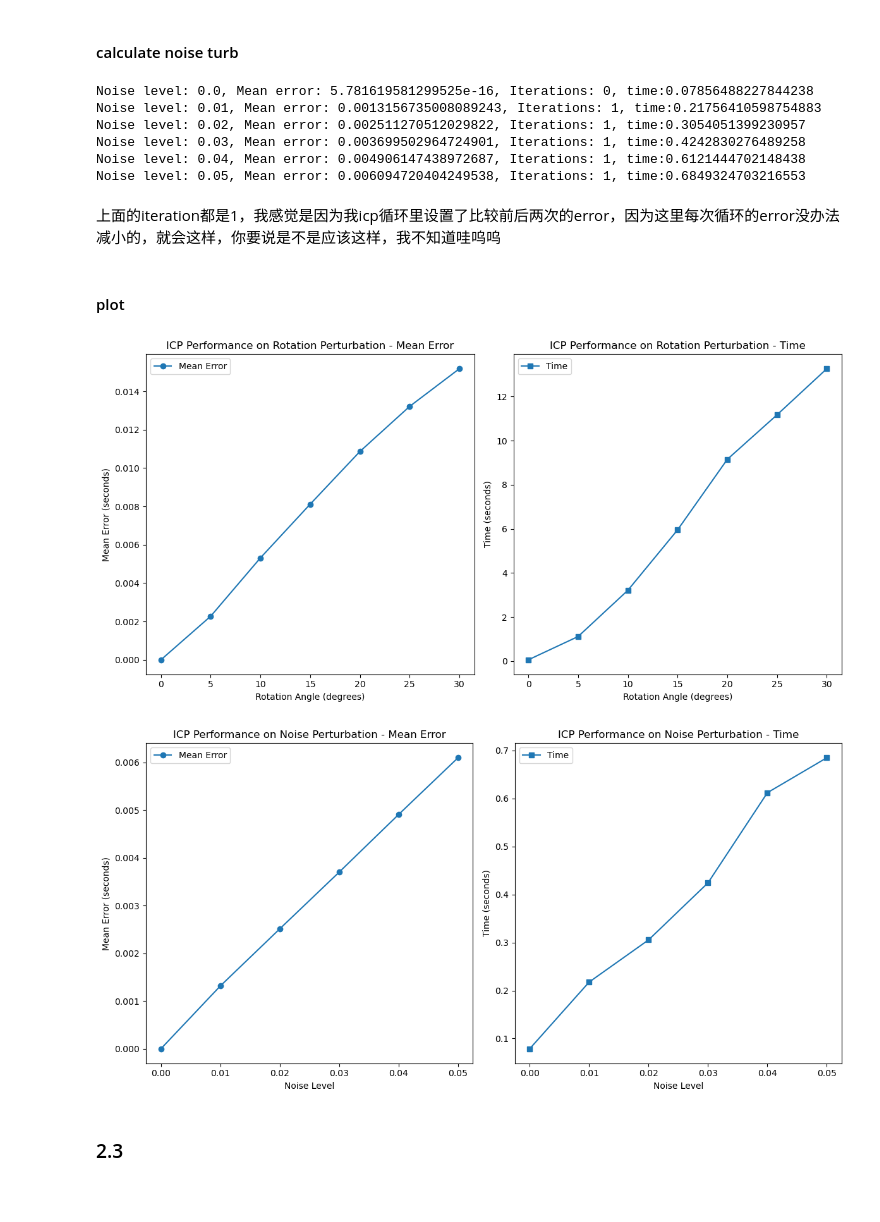
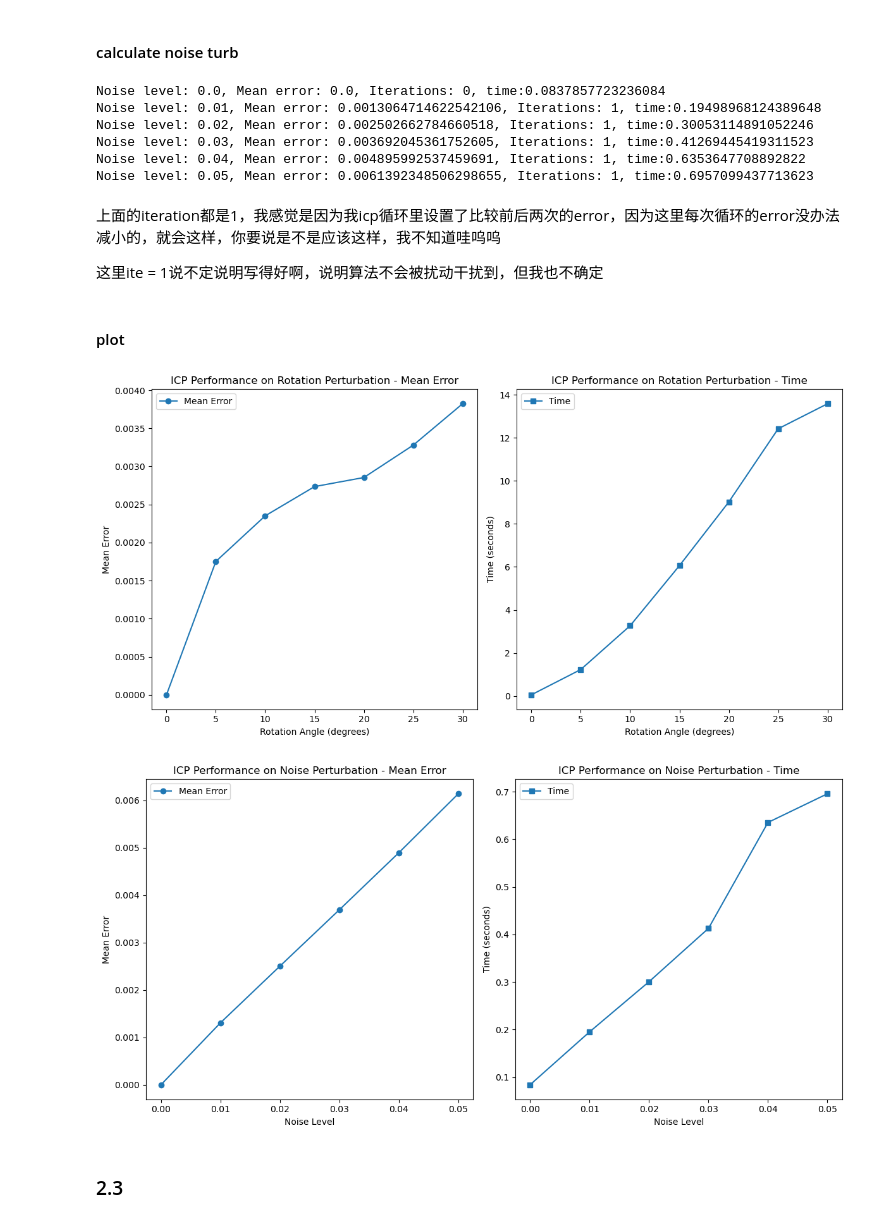
Before and after one commit to derkder/CGVI_CourseWork, a Jupyter notebook: Term2/3dGeo/CW/CW1/Halfedge-v3-soloution.ipynb, the cells around one changed output. Cells and saved outputs as stored; diff of their text form; code cells hidden in the pictures; blank space fills up the shorter version.

```diff
--- a/Term2/3dGeo/CW/CW1/Halfedge-v3-soloution.ipynb
+++ b/Term2/3dGeo/CW/CW1/Halfedge-v3-soloution.ipynb
@@ -436,11 +436,11 @@ def icp(src_cp, dst_cp, max_iterations=100, tolerance=1e-4, close_proximity_thre
 
     T = best_fit_transform(src_cp, src, weights=weights)
     total_time = time.time() - start_time
-    return T[0], T[1], i, total_time
+    return T[0], T[1], i, total_time, mean_error
 
 
 # 这里不对模型做任何改动，只是求变换
-R, t, iterations, time_total = icp(points_B, points_A)
+R, t, iterations, time_total, mean_error = icp(points_B, points_A)
 # 应用ICP变换到第二个网格
 mesh2.transform(np.vstack((np.hstack((R, t)), [0, 0, 0, 1])))
 
@@ -525,7 +525,7 @@ def evaluate_rotation(mesh, angles):
         points =  np.asarray(mesh.vertices)
 
         # 使用ICP算法对齐
-        R, t, iterations, total_time = icp(rotated_points, points)
+        R, t, iterations, total_time, mean_error = icp(rotated_points, points)
         rotated_mesh.transform(np.vstack((np.hstack((R, t)), [0, 0, 0, 1])))
         visualize_iteration(np.asarray(rotated_mesh.vertices), np.asarray(mesh.vertices))
 
@@ -533,8 +533,6 @@ def evaluate_rotation(mesh, angles):
         # combined_mesh = rotated_mesh + mesh  # 合并网格
         # o3d.io.write_triangle_mesh(aligned_mesh_path, combined_mesh)  # 保存合并后的网格
 
-        # 评估对齐准确性
-        mean_error = calculate_mean_error(rotated_mesh, mesh, R, t)
         print(f"Angle: {angle} degrees, Mean error: {mean_error}, Iterations: {iterations}, time:{total_time}")
         rotation_results.append((angle, mean_error, iterations, total_time))
 
@@ -588,7 +586,7 @@ def evaluate_noise(mesh, noise_levels):
         visualize_iteration(np.asarray(noisy_mesh.vertices), np.asarray(mesh.vertices))
 
         # 使用ICP算法对齐
-        R, t, iterations, total_time = icp(noisy_points, points)
+        R, t, iterations, total_time, mean_error = icp(noisy_points, points)
         noisy_mesh.transform(np.vstack((np.hstack((R, t)), [0, 0, 0, 1])))
 
         # 可视化点
@@ -596,8 +594,6 @@ def evaluate_noise(mesh, noise_levels):
         # 可视化mesh
         o3d.visualization.draw_geometries([noisy_mesh, mesh])
 
-        # 评估对齐准确性
-        mean_error = calculate_mean_error(noisy_mesh, mesh, R, t)
         print(f"Noise level: {noise_level}, Mean error: {mean_error}, Iterations: {iterations}, time:{total_time}")
         noise_results.append((noise_level, mean_error, iterations, total_time))
     return noise_results
@@ -609,14 +605,16 @@ noise_levels = [0.0, 0.01, 0.02, 0.03, 0.04, 0.05]
 # 调用评估函数
 noise_data = evaluate_noise(mesh1, noise_levels)
 # %% [output]
-Noise level: 0.0, Mean error: 5.781619581299525e-16, Iterations: 0, time:0.07856488227844238
-Noise level: 0.01, Mean error: 0.0013156735008089243, Iterations: 1, time:0.21756410598754883
-Noise level: 0.02, Mean error: 0.002511270512029822, Iterations: 1, time:0.3054051399230957
-Noise level: 0.03, Mean error: 0.003699502964724901, Iterations: 1, time:0.4242830276489258
-Noise level: 0.04, Mean error: 0.004906147438972687, Iterations: 1, time:0.6121444702148438
-Noise level: 0.05, Mean error: 0.006094720404249538, Iterations: 1, time:0.6849324703216553
+Noise level: 0.0, Mean error: 0.0, Iterations: 0, time:0.0837857723236084
+Noise level: 0.01, Mean error: 0.0013064714622542106, Iterations: 1, time:0.19498968124389648
+Noise level: 0.02, Mean error: 0.002502662784660518, Iterations: 1, time:0.30053114891052246
+Noise level: 0.03, Mean error: 0.003692045361752605, Iterations: 1, time:0.41269445419311523
+Noise level: 0.04, Mean error: 0.004895992537459691, Iterations: 1, time:0.6353647708892822
+Noise level: 0.05, Mean error: 0.0061392348506298655, Iterations: 1, time:0.6957099437713623
 # %% [markdown]
 上面的iteration都是1，我感觉是因为我icp循环里设置了比较前后两次的error，因为这里每次循环的error没办法减小的，就会这样，你要说是不是应该这样，我不知道哇呜呜
+
+这里ite = 1说不定说明写得好啊，说明算法不会被扰动干扰到，但我也不确定
 # %% [markdown]
 #### plot
 # %%
@@ -630,41 +628,41 @@ plt.figure(figsize=(12, 6))
 plt.subplot(1, 2, 1)
 plt.plot(angles_evaluated, mean_errors_rotation, 'o-', label='Mean Error')
 plt.xlabel('Rotation Angle (degrees)')
-plt.ylabel('Mean Error (seconds)')
+plt.ylabel('Mean Error')
 plt.title('ICP Performance on Rotation Perturbation - Mean Error')
 plt.legend()
 
 plt.subplot(1, 2, 2)
 plt.plot(angles_evaluated, times_rotation, 's-', label='Time')
 plt.xlabel('Rotation Angle (degrees)')
 plt.ylabel('Time (seconds)')
 plt.title('ICP Performance on Rotation Perturbation - Time')
 plt.legend()
 
 plt.tight_layout()
 plt.show()
 
 # 绘制噪声扰动结果
 plt.figure(figsize=(12, 6))
 
 plt.subplot(1, 2, 1)
 plt.plot(noise_evaluated, mean_errors_noise, 'o-', label='Mean Error')
 plt.xlabel('Noise Level')
-plt.ylabel('Mean Error (seconds)')
+plt.ylabel('Mean Error')
 plt.title('ICP Performance on Noise Perturbation - Mean Error')
 plt.legend()
 
 plt.subplot(1, 2, 2)
 plt.plot(noise_evaluated, times_noise, 's-', label='Time')
 plt.xlabel('Noise Level')
 plt.ylabel('Time (seconds)')
 plt.title('ICP Performance on Noise Perturbation - Time')
 plt.legend()
 
 plt.tight_layout()
 plt.show()
 # %% [output]
-[figure, old version]
+[figure, new version]
-[figure, old version]
+[figure, new version]
 # %% [markdown]
 ### 2.3
```
Also changed, not shown: parts of 7 cells of this notebook.
